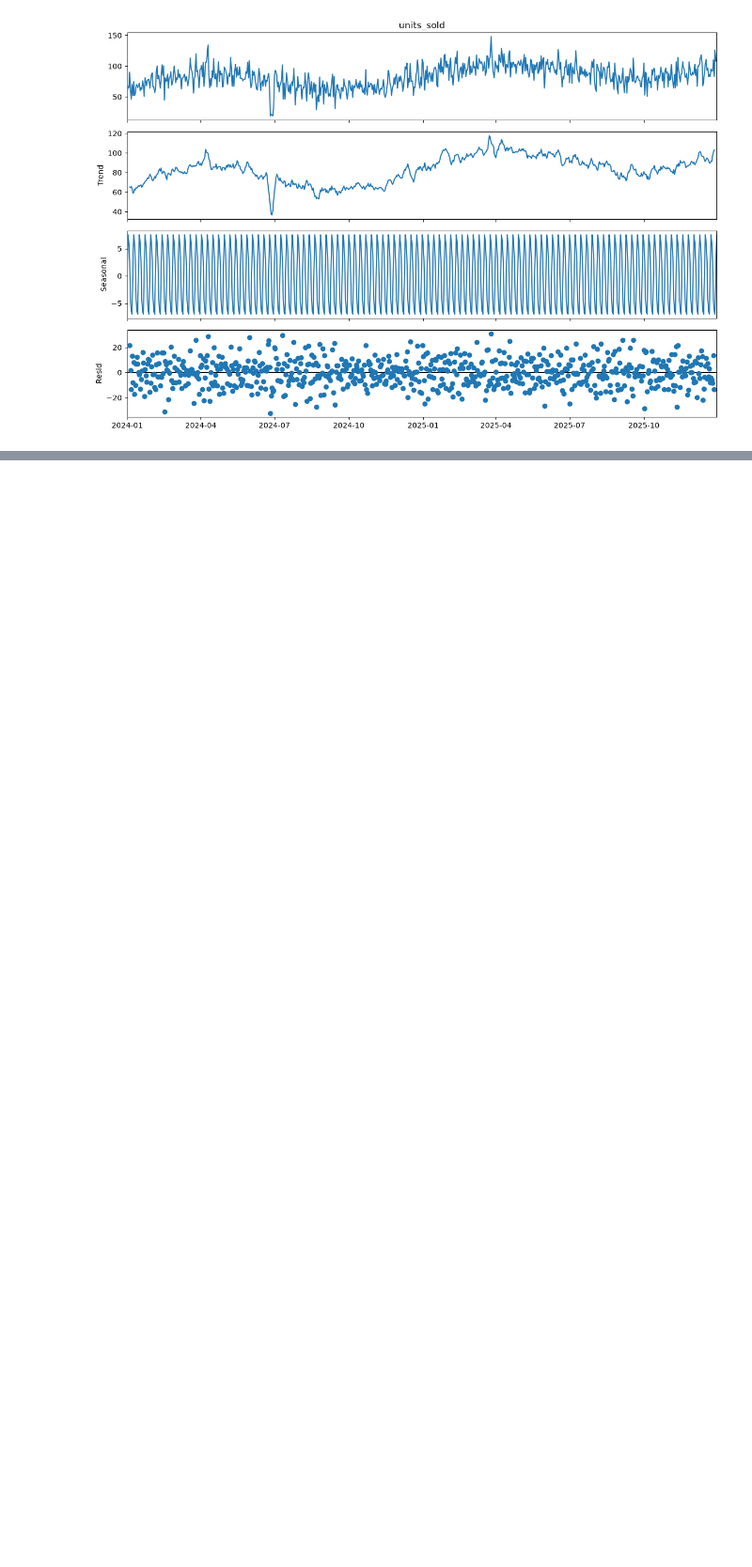
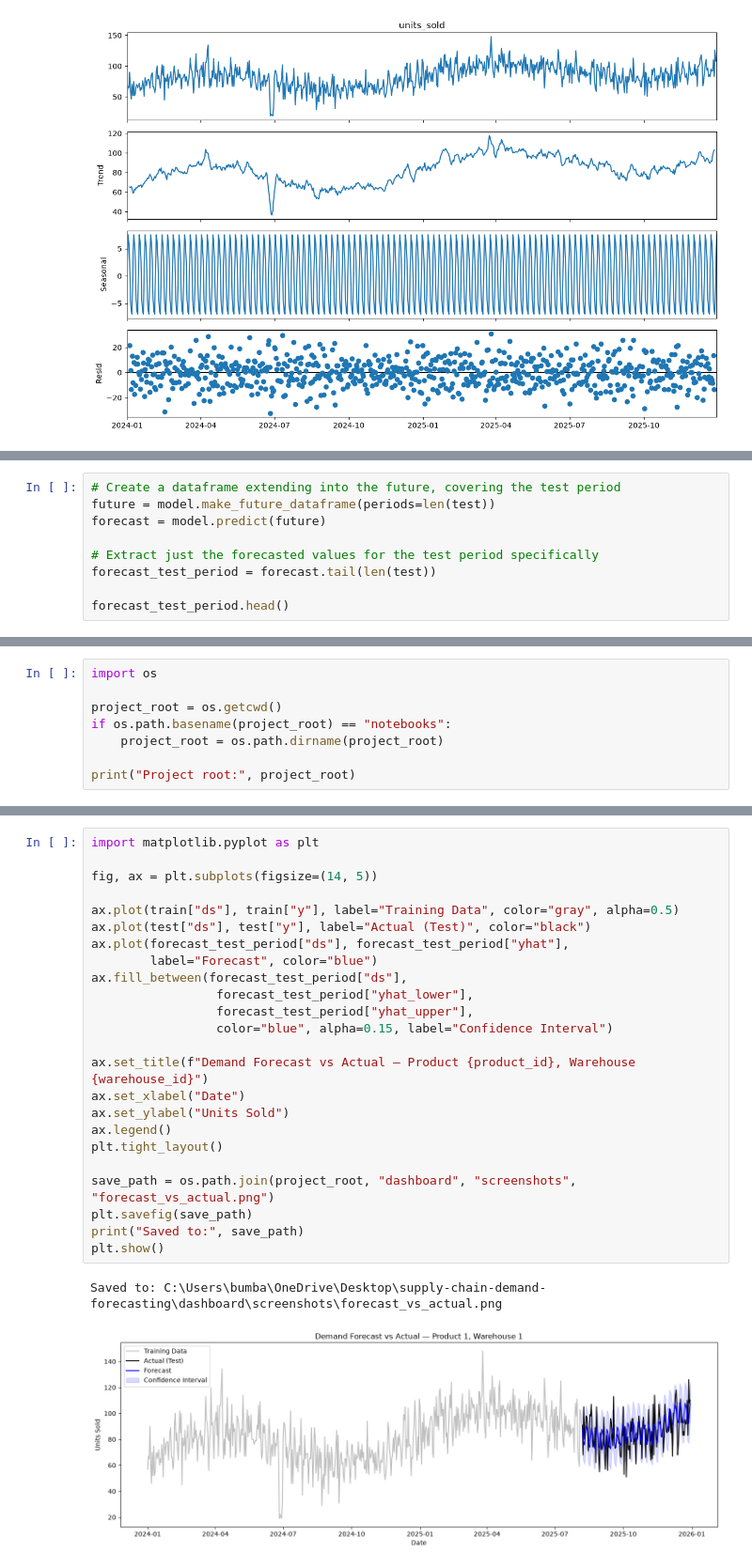
Before and after one commit to jbx-p/supply-chain-demand-forecasting, a Jupyter notebook: notebooks/exploration.ipynb, the cells around one changed output, grey strips where cells are left out. Shown at 94% size. Drawn from its saved outputs; the diff is of its cells as text; blank space fills up the shorter version.

Commit message:
Phase 4: Prophet forecasting model with time-based evaluation (MAE/MAPE)

```diff
--- a/notebooks/exploration.ipynb
+++ b/notebooks/exploration.ipynb
@@ -78,0 +127,9 @@ plt.show()
+# %%
+# Create a dataframe extending into the future, covering the test period
+future = model.make_future_dataframe(periods=len(test))
+forecast = model.predict(future)
+
+# Extract just the forecasted values for the test period specifically
+forecast_test_period = forecast.tail(len(test))
+
+forecast_test_period.head()
@@ -78,0 +143,8 @@ plt.show()
+# %%
+import os
+
+project_root = os.getcwd()
+if os.path.basename(project_root) == "notebooks":
+    project_root = os.path.dirname(project_root)
+
+print("Project root:", project_root)
@@ -78,0 +157,27 @@ plt.show()
+# %%
+import matplotlib.pyplot as plt
+
+fig, ax = plt.subplots(figsize=(14, 5))
+
+ax.plot(train["ds"], train["y"], label="Training Data", color="gray", alpha=0.5)
+ax.plot(test["ds"], test["y"], label="Actual (Test)", color="black")
+ax.plot(forecast_test_period["ds"], forecast_test_period["yhat"],
+        label="Forecast", color="blue")
+ax.fill_between(forecast_test_period["ds"],
+                 forecast_test_period["yhat_lower"],
+                 forecast_test_period["yhat_upper"],
+                 color="blue", alpha=0.15, label="Confidence Interval")
+
+ax.set_title(f"Demand Forecast vs Actual — Product {product_id}, Warehouse {warehouse_id}")
+ax.set_xlabel("Date")
+ax.set_ylabel("Units Sold")
+ax.legend()
+plt.tight_layout()
+
+save_path = os.path.join(project_root, "dashboard", "screenshots", "forecast_vs_actual.png")
+plt.savefig(save_path)
+print("Saved to:", save_path)
+plt.show()
+# %% [output]
+Saved to: C:\Users\bumba\OneDrive\Desktop\supply-chain-demand-forecasting\dashboard\screenshots\forecast_vs_actual.png
+[figure, added]
```
Also changed, not shown: parts of 9 cells of this notebook, 4 other files.
